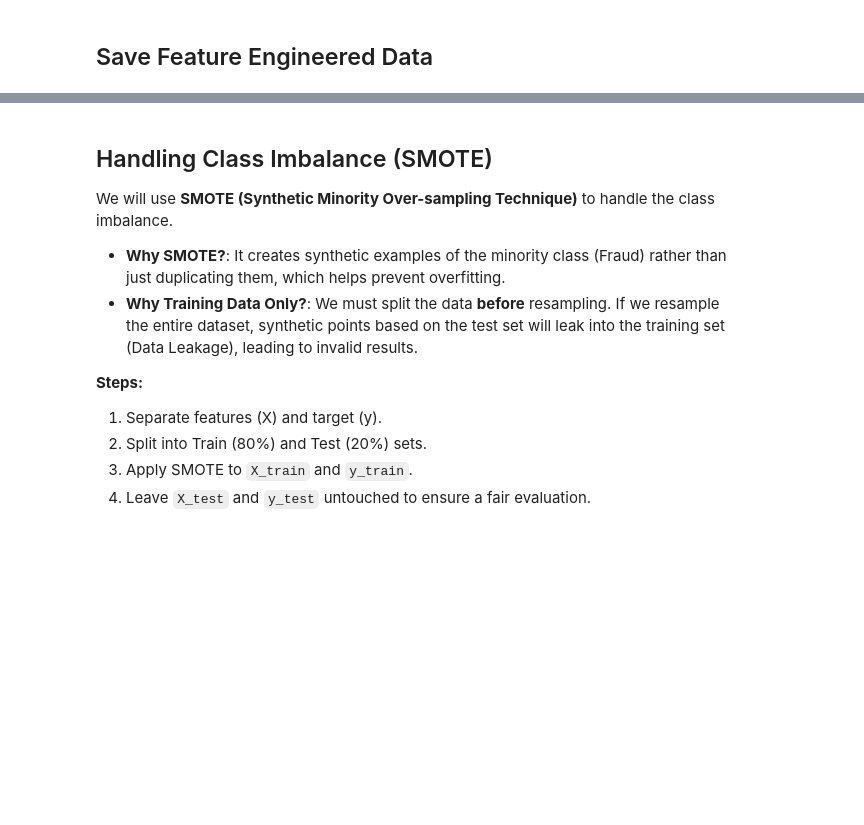
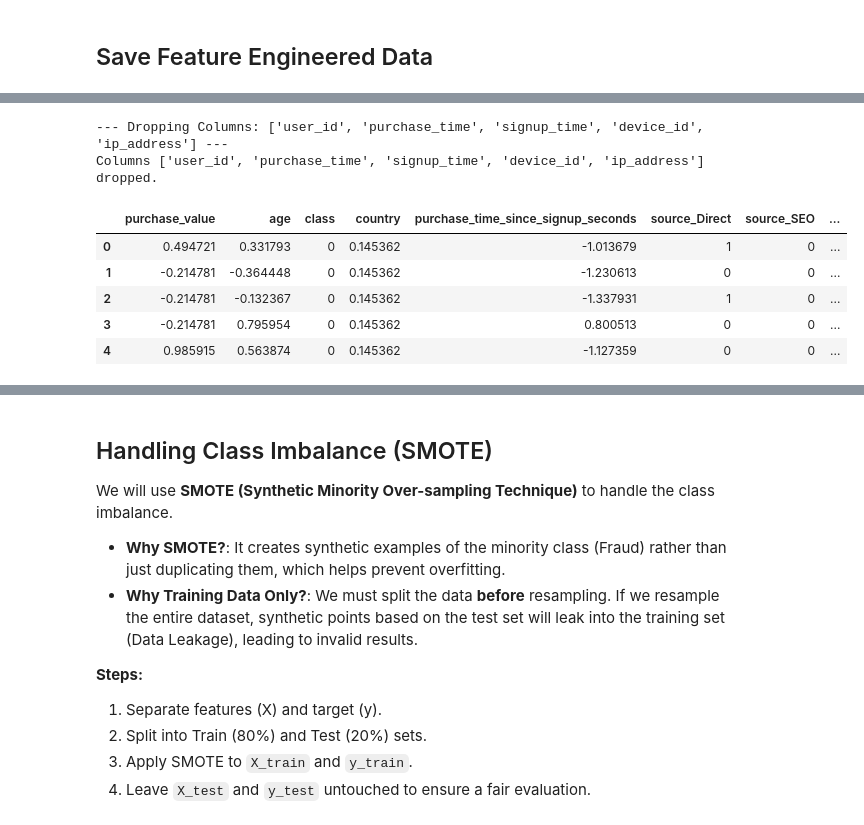
Before and after one commit to MYGBM/Improved-detection-of-fraud-cases-for-e-commerce-and-bank-transactions, a Jupyter notebook: notebooks/feature-engineering-fraud-data.ipynb, the cells around one changed output, grey strips where cells are left out. Drawn from its saved outputs; the diff is of its cells as text; code cells hidden in the pictures; blank space fills up the shorter version.

```diff
--- a/notebooks/feature-engineering-fraud-data.ipynb
+++ b/notebooks/feature-engineering-fraud-data.ipynb
@@ -307,0 +363,17 @@ Frequency encoded: ['country']
+# %%
+# let's drop the unecessary columns
+columns_to_drop = ['user_id', 'purchase_time', 'signup_time',"device_id","ip_address"]
+df = fe.drop_columns(columns=columns_to_drop)
+# %% [output]
+--- Dropping Columns: ['user_id', 'purchase_time', 'signup_time', 'device_id', 'ip_address'] ---
+Columns ['user_id', 'purchase_time', 'signup_time', 'device_id', 'ip_address'] dropped.
+# %%
+#final dataframe
+df.head()
+# %% [output]
+|  | purchase_value | age | class | country | purchase_time_since_signup_seconds | source_Direct | source_SEO | ... |
+| 0 | 0.494721 | 0.331793 | 0 | 0.145362 | -1.013679 | 1 | 0 | ... |
+| 1 | -0.214781 | -0.364448 | 0 | 0.145362 | -1.230613 | 0 | 0 | ... |
+| 2 | -0.214781 | -0.132367 | 0 | 0.145362 | -1.337931 | 1 | 0 | ... |
+| 3 | -0.214781 | 0.795954 | 0 | 0.145362 | 0.800513 | 0 | 0 | ... |
+| 4 | 0.985915 | 0.563874 | 0 | 0.145362 | -1.127359 | 0 | 0 | ... |
```
Also changed, not shown: parts of 13 cells of this notebook, 2 other files.
